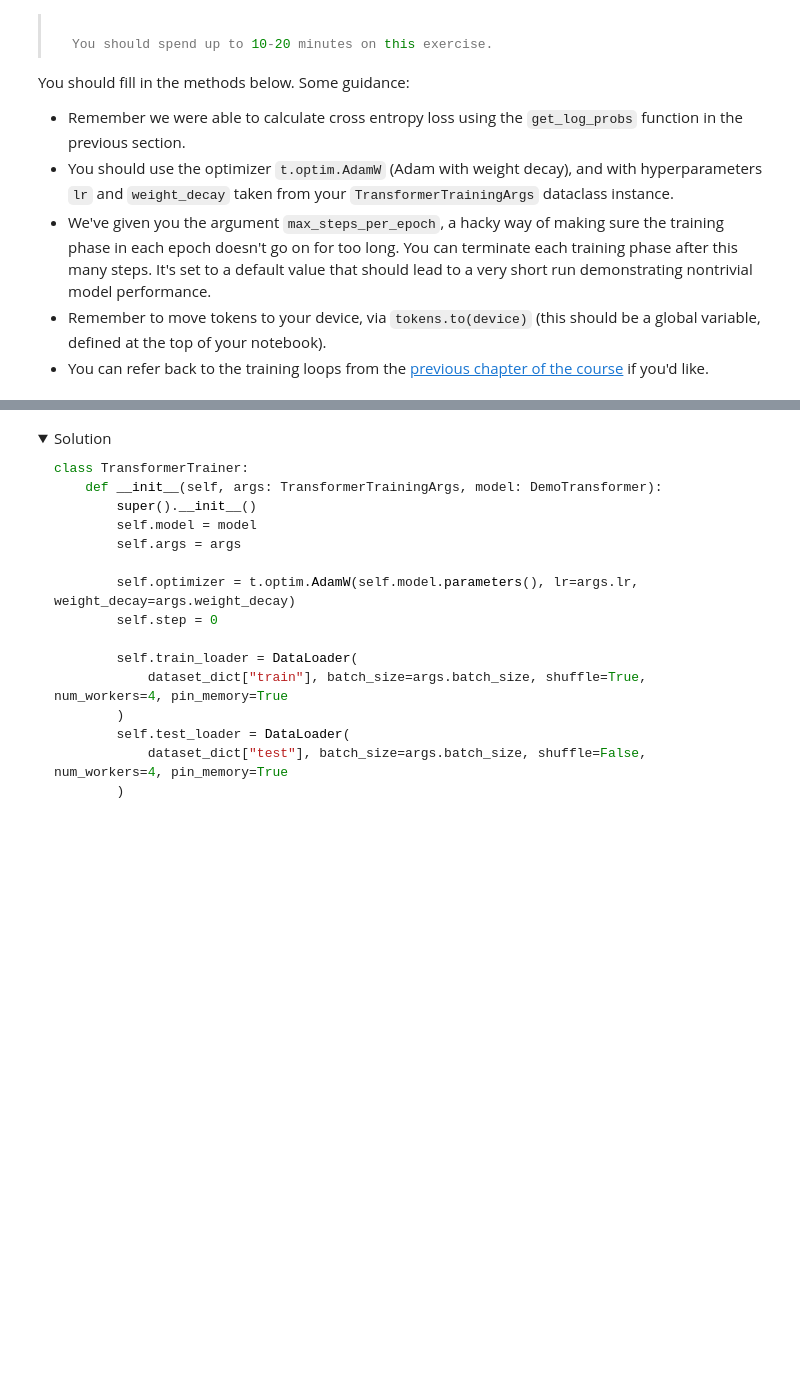
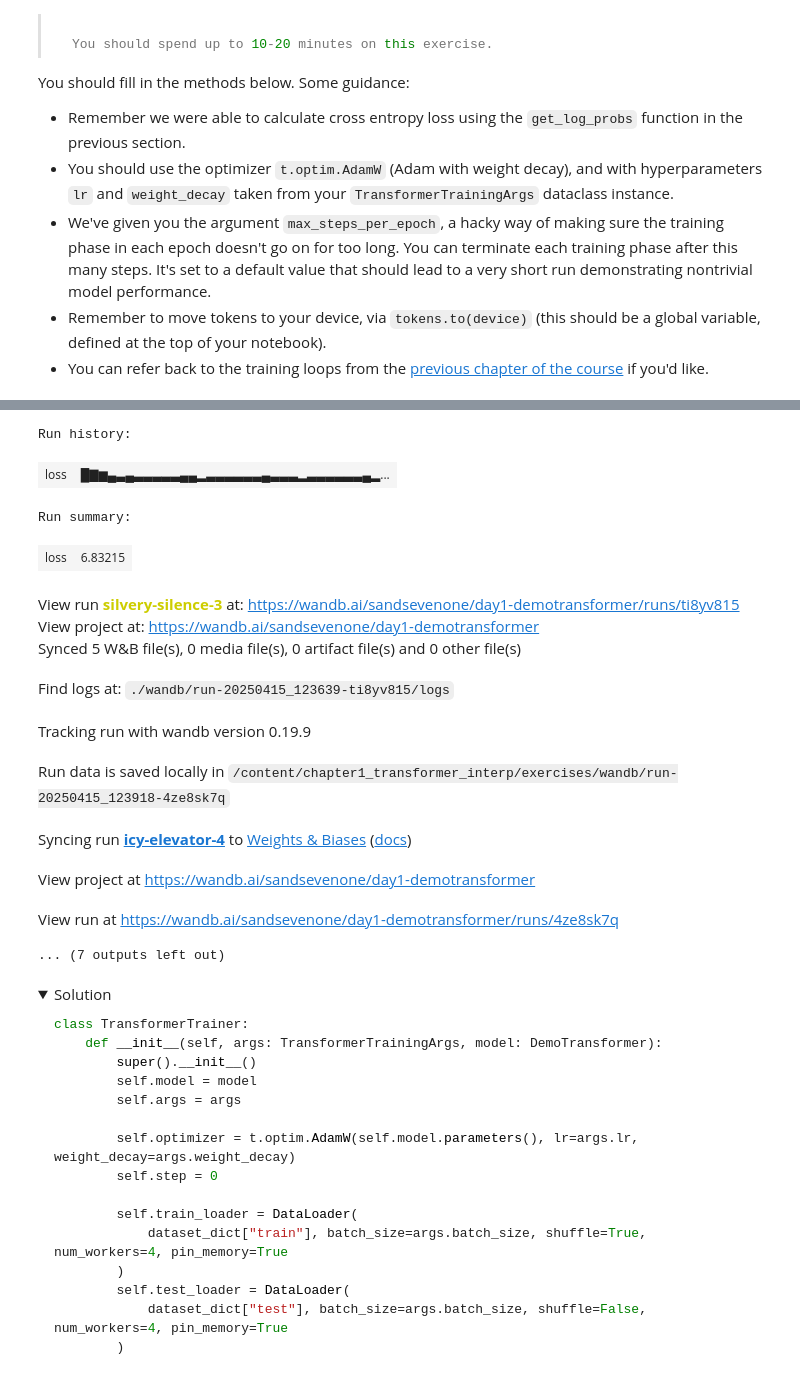
Before and after one commit to sandsevenone/arena, a Jupyter notebook: chapter1_transformer_interp/exercises/part1_transformer_from_scratch/1.1_Transformer_from_Scratch_exercises.ipynb, the cells around one changed output, grey strips where cells are left out. Cells and saved outputs as stored; diff of their text form; code cells hidden in the pictures; folded sections open; blank space fills up the shorter version.

```diff
--- a/chapter1_transformer_interp/exercises/part1_transformer_from_scratch/1.1_Transformer_from_Scratch_exercises.ipynb
+++ b/chapter1_transformer_interp/exercises/part1_transformer_from_scratch/1.1_Transformer_from_Scratch_exercises.ipynb
@@ -880,7 +1000,10 @@ class PosEmbed(nn.Module):
         nn.init.normal_(self.W_pos, std=self.cfg.init_range)
 
     def forward(self, tokens: Int[Tensor, "batch position"]) -> Float[Tensor, "batch position d_model"]:
-        raise NotImplementedError()
+        # key intuition: we don't care for any information in tokens
+        # we are just broadcasting W_pos to match the output shape
+        batch, seq_len = tokens.shape
+        return einops.repeat(self.W_pos[:seq_len], 'p d -> b p d', b=batch)
 
 
 rand_int_test(PosEmbed, [2, 4])
@@ -1339,7 +1534,10 @@ class TransformerBlock(nn.Module):
         self.mlp = MLP(cfg)
 
     def forward(self, resid_pre: Float[Tensor, "batch position d_model"]) -> Float[Tensor, "batch position d_model"]:
-        raise NotImplementedError()
+        resid_mid = resid_pre + self.attn(self.ln1(resid_pre))
+        resid_post = resid_mid + self.mlp(self.ln2(resid_mid))
+
+        return resid_post
 
 
 rand_float_test(TransformerBlock, [2, 4, 768])
@@ -1394,7 +1601,7 @@ class Unembed(nn.Module):
     def forward(
         self, normalized_resid_final: Float[Tensor, "batch position d_model"]
     ) -> Float[Tensor, "batch position d_vocab"]:
-        raise NotImplementedError()
+        return torch.einsum('b p m, m v -> b p v', normalized_resid_final, self.W_U) + self.b_U
 
 
 rand_float_test(Unembed, [2, 4, 768])
@@ -1445,7 +1661,12 @@ class DemoTransformer(nn.Module):
         self.unembed = Unembed(cfg)
 
     def forward(self, tokens: Int[Tensor, "batch position"]) -> Float[Tensor, "batch position d_vocab"]:
-        raise NotImplementedError()
+        resid = self.embed(tokens) + self.pos_embed(tokens)
+        for block in self.blocks:
+          resid = block(resid)
+        norm_vec = self.ln_final(resid)
+        logits = self.unembed(norm_vec)
+        return logits
 
 
 rand_int_test(DemoTransformer, [2, 4])
@@ -1660,7 +1910,22 @@ class TransformerTrainer:
 
         Remember that `batch` is a dictionary with the single key 'tokens'.
         """
-        raise NotImplementedError()
+        self.step += 1
+
+        tokens = batch['tokens'].to(device)
+        logits = self.model(tokens)
+        log_probs = logits.log_softmax(dim=-1)
+        # this line gets the logprob corresponding to the actual next token whenever it exists
+        # i.e. matches all tokens except the first with all logprobs except the last
+        log_probs_next = log_probs[:, :-1].gather(dim=-1, index=tokens[:, 1:].unsqueeze(-1)).squeeze(-1)
+        loss = -log_probs_next.mean()
+
+        loss.backward()
+        self.optimizer.step()
+        self.optimizer.zero_grad()
+
+        wandb.log(dict(loss=loss), step=self.step)
+
         return loss
 
     @t.inference_mode()
@@ -1669,10 +1934,27 @@ class TransformerTrainer:
         Evaluate the model on the test set and return the accuracy.
         """
         self.model.eval()
-        #
-        # YOUR CODE HERE - fill in the `evaluate` method
-        #
+
+        n_correct = 0
+        n_total = 0
+
+        for i, batch in enumerate(self.test_loader):
+          tokens = batch['tokens'].to(device)
+          logits = self.model(tokens)
+          log_probs = logits.log_softmax(dim=-1)
+          # naive sampling
+          _, pred = log_probs[:, :-1].max(dim=-1)
+          labels = tokens[:, 1:]
+          n_correct += torch.sum(pred == labels)
+
+          n_batch, seq_len = tokens.shape
+          n_total += n_batch*(seq_len-1)
+
         self.model.train()
+
+        accuracy = n_correct / n_total
+        wandb.log(dict(accuracy=accuracy), step=self.step)
+
         return accuracy
 
     def train(self):
@@ -1703,3 +1985,4 @@ model = DemoTransformer(model_cfg).to(device)
 args = TransformerTrainingArgs()
 trainer = TransformerTrainer(args, model)
 trainer.train()
+# %% [output]
@@ -1706,3 +1990,17 @@ trainer.train()
+Run history:
+| loss | █▇▆▄▃▄▃▃▃▃▃▄▄▂▃▃▃▃▃▃▄▃▃▃▂▃▃▃▃▃▃▄▂... |
+Run summary:
+| loss | 6.83215 |
+View run silvery-silence-3 at: https://wandb.ai/sandsevenone/day1-demotransformer/runs/ti8yv815
+View project at: https://wandb.ai/sandsevenone/day1-demotransformer
+Synced 5 W&B file(s), 0 media file(s), 0 artifact file(s) and 0 other file(s)
+Find logs at: ./wandb/run-20250415_123639-ti8yv815/logs
+Tracking run with wandb version 0.19.9
+Run data is saved locally in /content/chapter1_transformer_interp/exercises/wandb/run-20250415_123918-4ze8sk7q
+Syncing run icy-elevator-4 to Weights & Biases (docs)
+View project at https://wandb.ai/sandsevenone/day1-demotransformer
+View run at https://wandb.ai/sandsevenone/day1-demotransformer/runs/4ze8sk7q
+... (7 outputs left out)
 # %% [markdown]
 <details><summary>Solution</summary>
 
```
Also changed, not shown: parts of 36 cells of this notebook.
